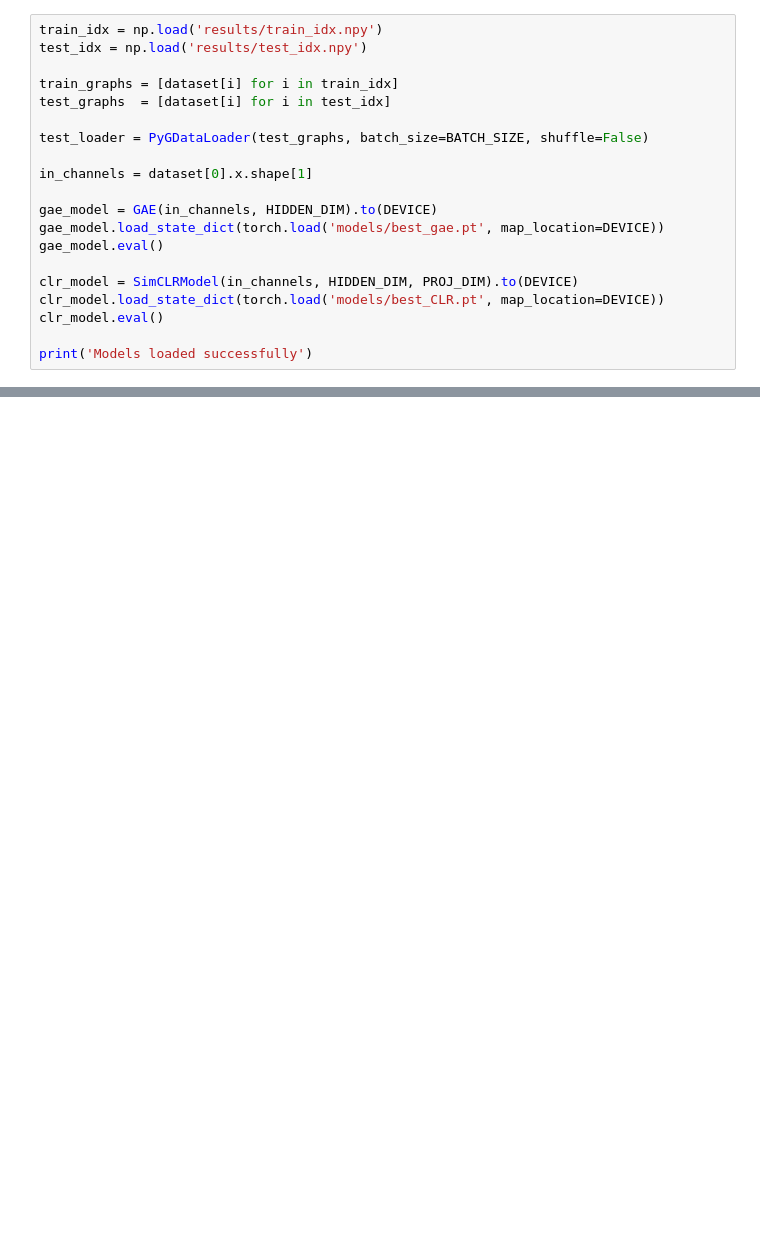
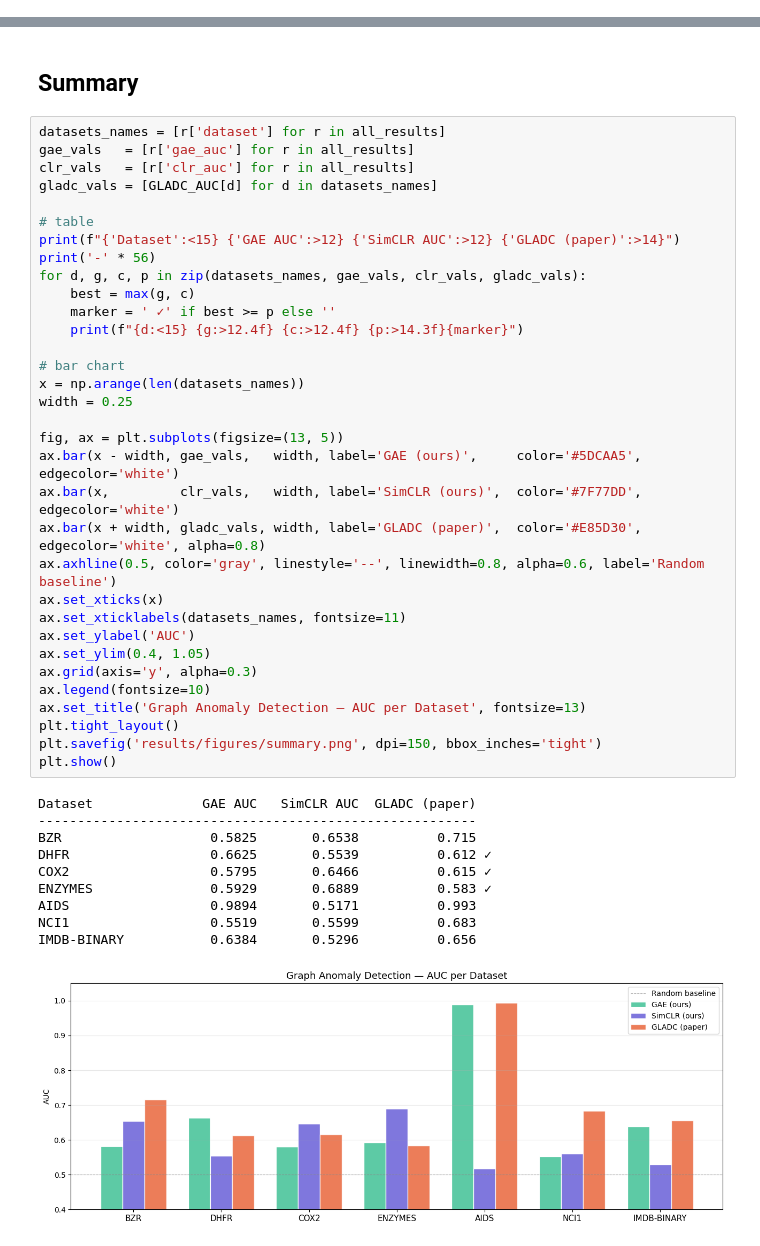
Before and after one commit to felipetp-ctrl/graph-anomaly-detection, a Jupyter notebook: demo.ipynb, the cells around one changed output, grey strips where cells are left out. Drawn from its saved outputs; the diff is of its cells as text; blank space fills up the shorter version.

Commit message:
feat(demo): rewrite notebook for multi-dataset pipeline with per-dataset plots

```diff
--- a/demo.ipynb
+++ b/demo.ipynb
@@ -95,20 +97,0 @@ plt.show()
-# %%
-train_idx = np.load('results/train_idx.npy')
-test_idx = np.load('results/test_idx.npy')
-
-train_graphs = [dataset[i] for i in train_idx]
-test_graphs  = [dataset[i] for i in test_idx]
-
-test_loader = PyGDataLoader(test_graphs, batch_size=BATCH_SIZE, shuffle=False)
-
-in_channels = dataset[0].x.shape[1]
-
-gae_model = GAE(in_channels, HIDDEN_DIM).to(DEVICE)
-gae_model.load_state_dict(torch.load('models/best_gae.pt', map_location=DEVICE))
-gae_model.eval()
-
-clr_model = SimCLRModel(in_channels, HIDDEN_DIM, PROJ_DIM).to(DEVICE)
-clr_model.load_state_dict(torch.load('models/best_CLR.pt', map_location=DEVICE))
-clr_model.eval()
-
-print('Models loaded successfully')
@@ -232,0 +240,46 @@ same approach will be applied to particle physics data for new physics searches.
+# %% [markdown]
+## Summary
+# %%
+datasets_names = [r['dataset'] for r in all_results]
+gae_vals   = [r['gae_auc'] for r in all_results]
+clr_vals   = [r['clr_auc'] for r in all_results]
+gladc_vals = [GLADC_AUC[d] for d in datasets_names]
+
+# table
+print(f"{'Dataset':<15} {'GAE AUC':>12} {'SimCLR AUC':>12} {'GLADC (paper)':>14}")
+print('-' * 56)
+for d, g, c, p in zip(datasets_names, gae_vals, clr_vals, gladc_vals):
+    best = max(g, c)
+    marker = ' ✓' if best >= p else ''
+    print(f"{d:<15} {g:>12.4f} {c:>12.4f} {p:>14.3f}{marker}")
+
+# bar chart
+x = np.arange(len(datasets_names))
+width = 0.25
+
+fig, ax = plt.subplots(figsize=(13, 5))
+ax.bar(x - width, gae_vals,   width, label='GAE (ours)',     color='#5DCAA5', edgecolor='white')
+ax.bar(x,         clr_vals,   width, label='SimCLR (ours)',  color='#7F77DD', edgecolor='white')
+ax.bar(x + width, gladc_vals, width, label='GLADC (paper)',  color='#E85D30', edgecolor='white', alpha=0.8)
+ax.axhline(0.5, color='gray', linestyle='--', linewidth=0.8, alpha=0.6, label='Random baseline')
+ax.set_xticks(x)
+ax.set_xticklabels(datasets_names, fontsize=11)
+ax.set_ylabel('AUC')
+ax.set_ylim(0.4, 1.05)
+ax.grid(axis='y', alpha=0.3)
+ax.legend(fontsize=10)
+ax.set_title('Graph Anomaly Detection — AUC per Dataset', fontsize=13)
+plt.tight_layout()
+plt.savefig('results/figures/summary.png', dpi=150, bbox_inches='tight')
+plt.show()
+# %% [output]
+Dataset              GAE AUC   SimCLR AUC  GLADC (paper)
+--------------------------------------------------------
+BZR                   0.5825       0.6538          0.715
+DHFR                  0.6625       0.5539          0.612 ✓
+COX2                  0.5795       0.6466          0.615 ✓
+ENZYMES               0.5929       0.6889          0.583 ✓
+AIDS                  0.9894       0.5171          0.993
+NCI1                  0.5519       0.5599          0.683
+IMDB-BINARY           0.6384       0.5296          0.656
+[figure, added]
```
Also changed, not shown: parts of 15 cells of this notebook.
